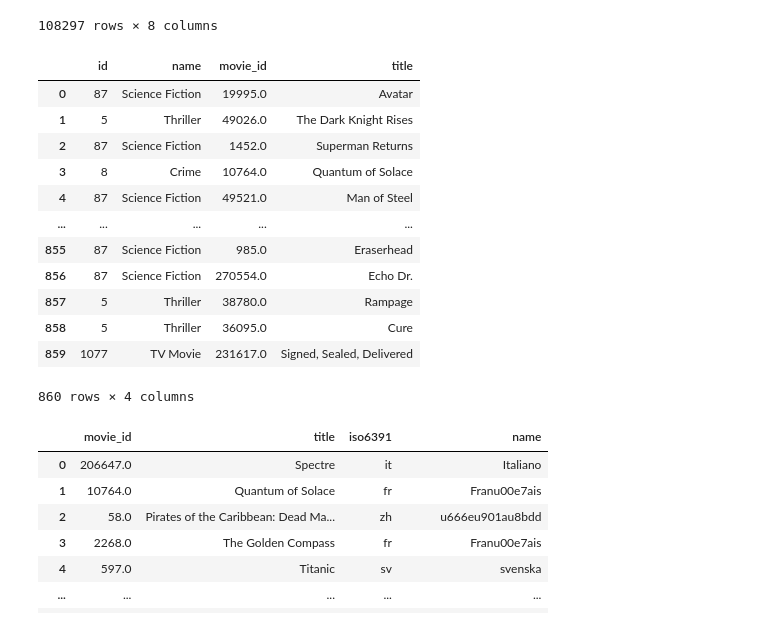
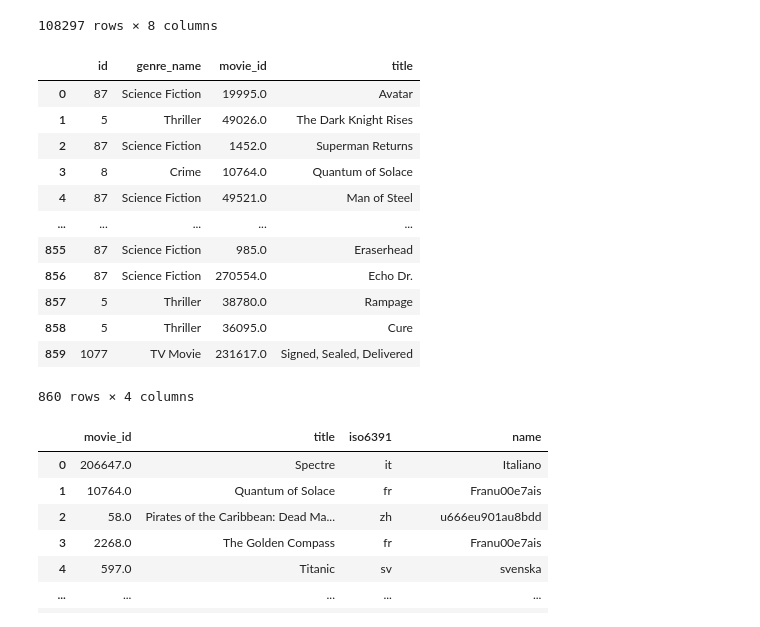
Before and after one commit to LuisaIb/Apache-Spark-Movie, a Jupyter notebook: movie.ipynb, the cells around one changed output. Saved outputs shown, nothing was run; the diff lists cells and outputs as text; code cells hidden in the pictures.

Commit message:
joining cleaned dataframes

```diff
--- a/movie.ipynb
+++ b/movie.ipynb
@@ -89,9 +103,10 @@ crew
 108297 rows × 8 columns
 # %%
 genre.drop(columns=genre.columns[0], axis=1, inplace=True)
+genre.rename(columns={'name': 'genre_name'}, inplace=True)
 genre
 # %% [output]
-|  | id | name | movie_id | title |
+|  | id | genre_name | movie_id | title |
 | 0 | 87 | Science Fiction | 19995.0 | Avatar |
 | 1 | 5 | Thriller | 49026.0 | The Dark Knight Rises |
 | 2 | 87 | Science Fiction | 1452.0 | Superman Returns |
```
Also changed, not shown: parts of 10 cells of this notebook.
